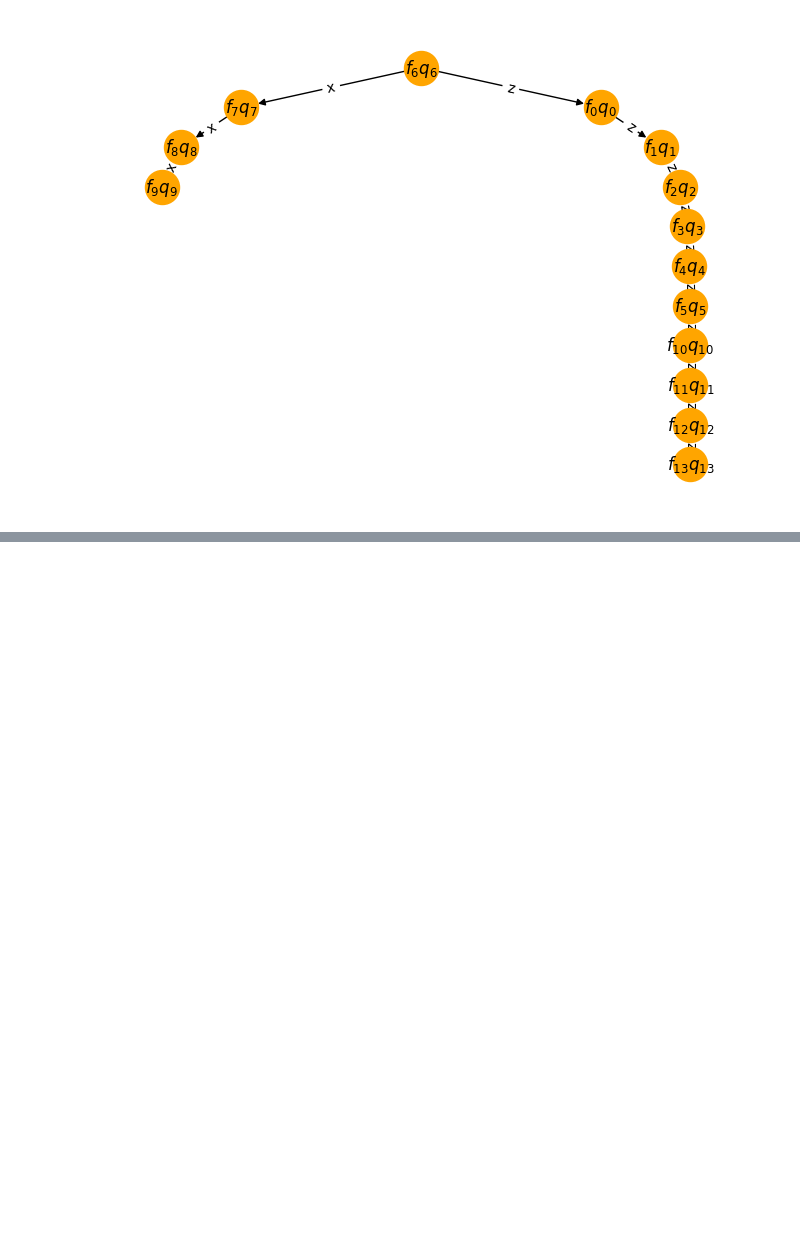
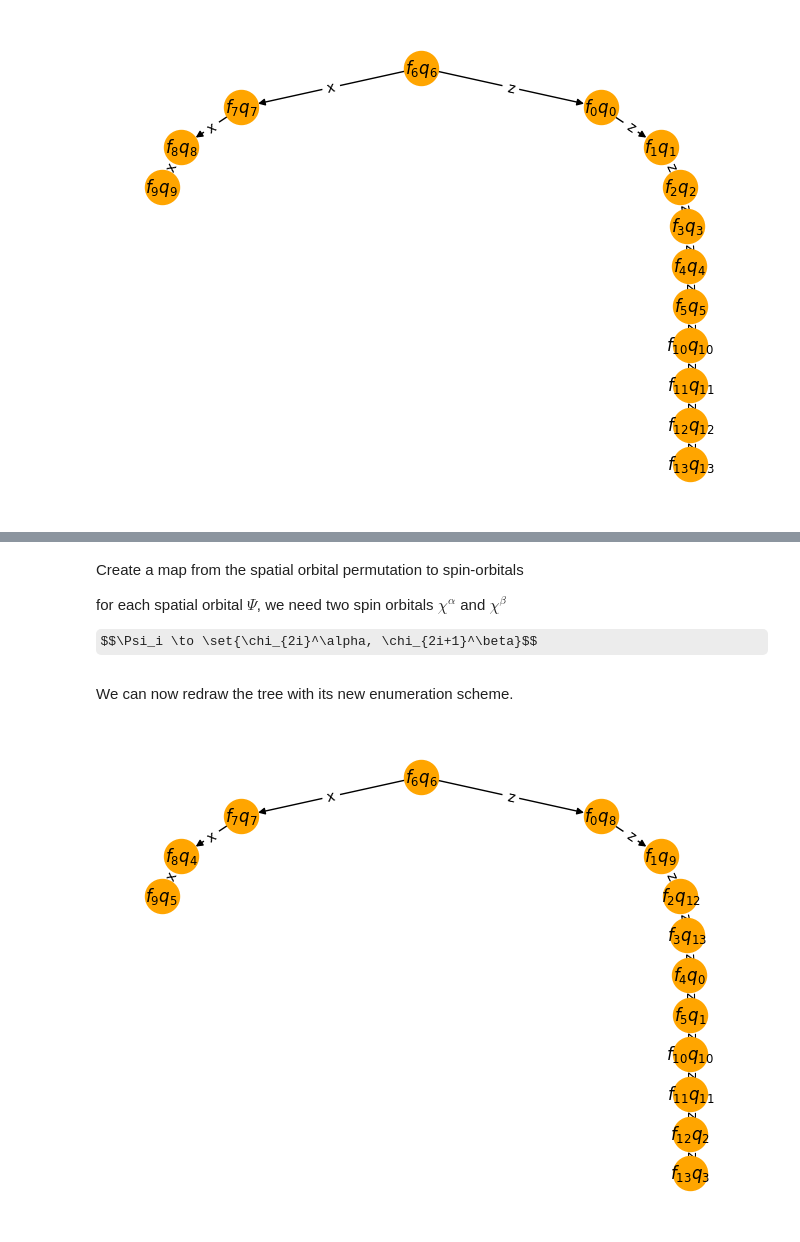
Before and after one commit to UCL-CCS/ferrmion, a Jupyter notebook: docs/jupyter_execute/notebooks/rett.ipynb, the cells around one changed output, grey strips where cells are left out. Drawn from its saved outputs; the diff is of its cells as text; code cells hidden in the pictures; some formulas as TeX source; blank space fills up the shorter version.

```diff
--- a/docs/jupyter_execute/notebooks/rett.ipynb
+++ b/docs/jupyter_execute/notebooks/rett.ipynb
@@ -82,0 +132,18 @@ As expected, the spin-orbitals (fermionic modes) {6,7,8,9} now live on a branch
+# %% [markdown]
+Create a map from the spatial orbital permutation to spin-orbitals
+
+for each spatial orbital $\Psi$, we need two spin orbitals $\chi^\alpha$ and $\chi^\beta$
+
+$$\Psi_i \to \set{\chi_{2i}^\alpha, \chi_{2i+1}^\beta}$$
+# %%
+# i -> (2i, 2i+1)
+pos_map = {int(2*best): 2*i for i, best in enumerate(best_permutation)}
+pos_map.update({int(2*best)+1: 2*i+1 for i, best in enumerate(best_permutation)})
+enumeration_scheme = {k: (v[0],pos_map[v[1]]) for k,v in rett.enumeration_scheme.items()}
+# %% [markdown]
+We can now redraw the tree with its new enumeration scheme.
+# %%
+rett.enumeration_scheme = enumeration_scheme
+draw_tt(rett, enumeration_scheme=enumeration_scheme)
+# %% [output]
+[figure, added]
```
Also changed, not shown: parts of 9 cells of this notebook, 6 other files.
